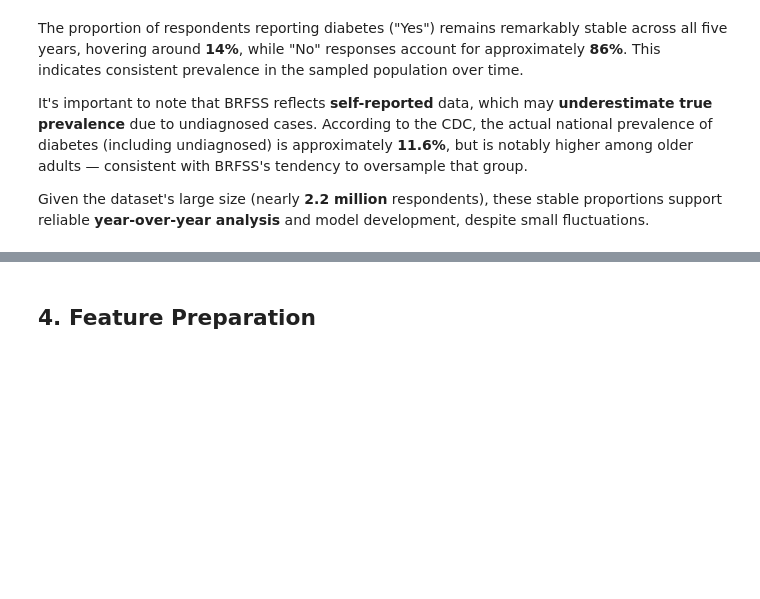
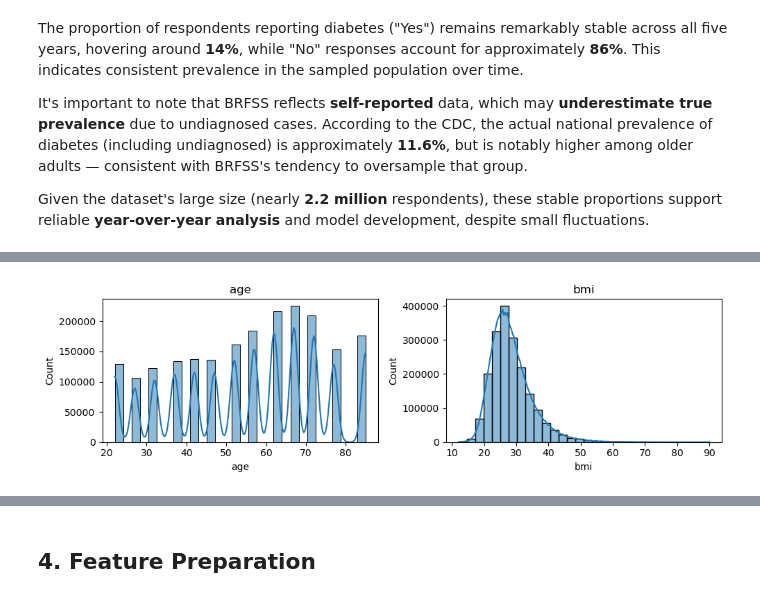
Before and after one commit to shaolinpat/brfss_diabetes_modeling, a Jupyter notebook: notebooks/00_logistic_regression_all_years.ipynb, the cells around one changed output, grey strips where cells are left out. Drawn from its saved outputs; the diff is of its cells as text; code cells hidden in the pictures; blank space fills up the shorter version.

Commit message:
Revising notebook and adding visualizations

```diff
--- a/notebooks/00_logistic_regression_all_years.ipynb
+++ b/notebooks/00_logistic_regression_all_years.ipynb
@@ -238,0 +256,20 @@ Given the dataset's large size (nearly **2.2 million** respondents), these stabl
+# %%
+# Use only features common to all years
+common_features = ["age", "sex", "educa", "bmi", "bmi_cat", "smoke_100", "exercise_any"]
+
+# Select numeric columns
+numeric_cols = df_all[common_features].select_dtypes(include=["number"]).columns
+n_cols = 3
+n_rows = int(np.ceil(len(numeric_cols) / n_cols))
+
+plt.figure(figsize=(n_cols * 5, n_rows * 3))
+for i, col in enumerate(numeric_cols):
+    plt.subplot(n_rows, n_cols, i + 1)
+    sns.histplot(data=df_all, x=col, bins=30, kde=True)
+    plt.title(col)
+    plt.tight_layout()
+
+plt.savefig(image_dir / "feature_distributions.png", dpi=300)
+plt.show()
+# %% [output]
+[figure, added]
```
Also changed, not shown: parts of 8 cells of this notebook, 5 other files.
